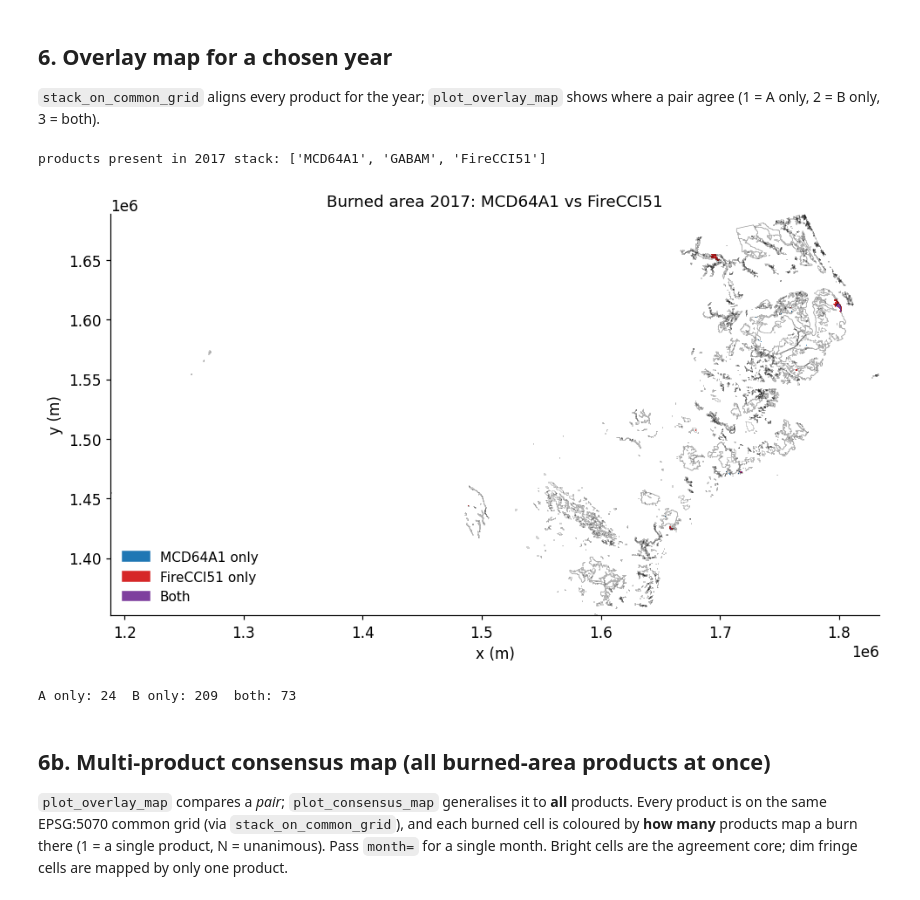
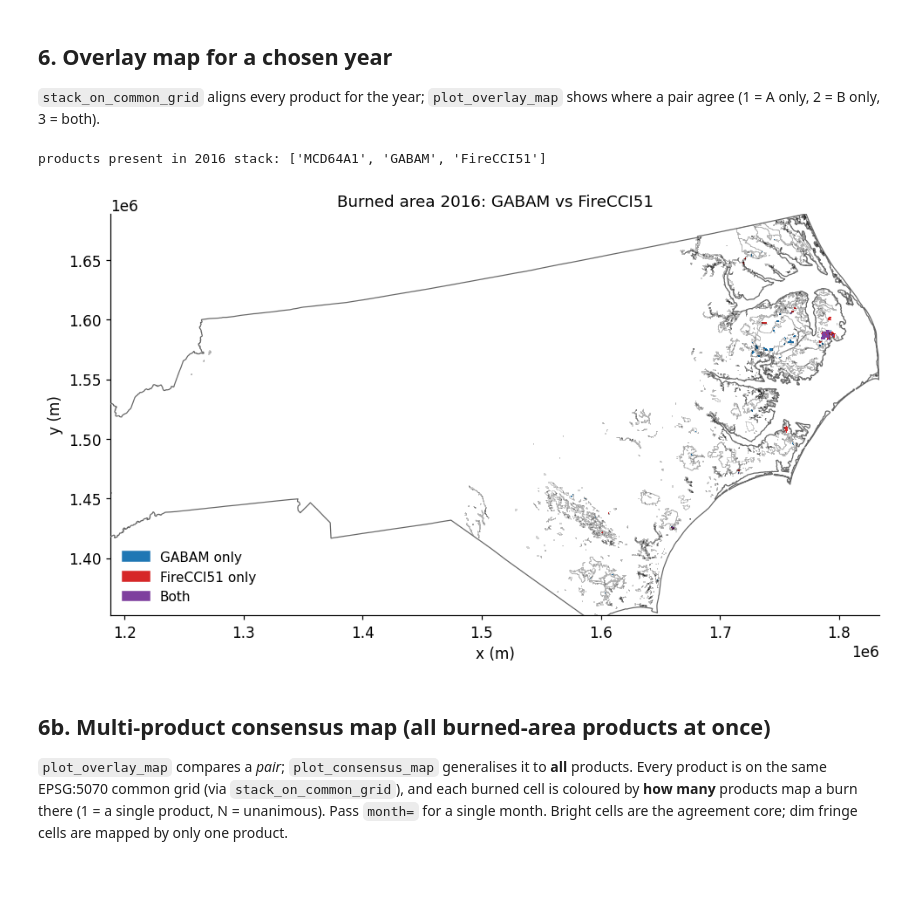
Before and after one commit to jimzhang629/peat_fire_stanback, a Jupyter notebook: notebooks/run_fire_comparison.ipynb, the cells around one changed output. Saved outputs shown, nothing was run; the diff lists cells and outputs as text; code cells hidden in the pictures.

```diff
--- a/notebooks/run_fire_comparison.ipynb
+++ b/notebooks/run_fire_comparison.ipynb
@@ -289,20 +291,24 @@ TLS slope, intercept: (0.19940369241838515, 0.0003664673463577383) | RMSE: 0.029
 # %%
-year = 2017
+year = 2016
 stack = stack_on_common_grid(products_ba, year, aoi, binary=True)
-pair=("MCD64A1", "FireCCI51")
+pair=("GABAM", "FireCCI51")
 print(f"products present in {year} stack:", list(stack))
 if {pair[0], pair[1]} <= set(stack):
-    plot_overlay_map(stack, aoi, year, pair=pair)
+    fig, ax = plt.subplots(figsize=(9, 6))
+    plot_overlay_map(stack, aoi, year, pair=pair, ax=ax)
+
+    # plot the nc overlay too if it exists
+    if aoi_nc is not None:
+        crs = stack[pair[0]].rio.crs           # EPSG:5070, the analysis grid CRS
+        xlim, ylim = ax.get_xlim(), ax.get_ylim()   # peat-extent view set by plot_overlay_map
+        aoi_nc.to_crs(crs).boundary.plot(ax=ax, color="0.4", linewidth=0.8, zorder=5)
+        ax.set_xlim(xlim); ax.set_ylim(ylim)   # restore it (geopandas autoscaled to NC)
+
     plt.savefig(f'../outputs/figures/fire/{pair[0]}_vs_{pair[1]}_nc_peat_extent_burned_area_{year}.png')
     plt.show()
 # %% [output]
-products present in 2017 stack: ['MCD64A1', 'GABAM', 'FireCCI51']
+products present in 2016 stack: ['MCD64A1', 'GABAM', 'FireCCI51']
-[figure, old version]
+[figure, new version]
-# %%
-a, b = stack["MCD64A1"].values > 0, stack["FireCCI51"].values > 0
-print("A only:", (a & ~b).sum(), " B only:", (~a & b).sum(), " both:", (a & b).sum())
-# %% [output]
-A only: 24  B only: 209  both: 73
 # %% [markdown]
 ## 6b. Multi-product consensus map (all burned-area products at once)
 
```
Also changed, not shown: parts of 5 cells of this notebook, 3 other files.
